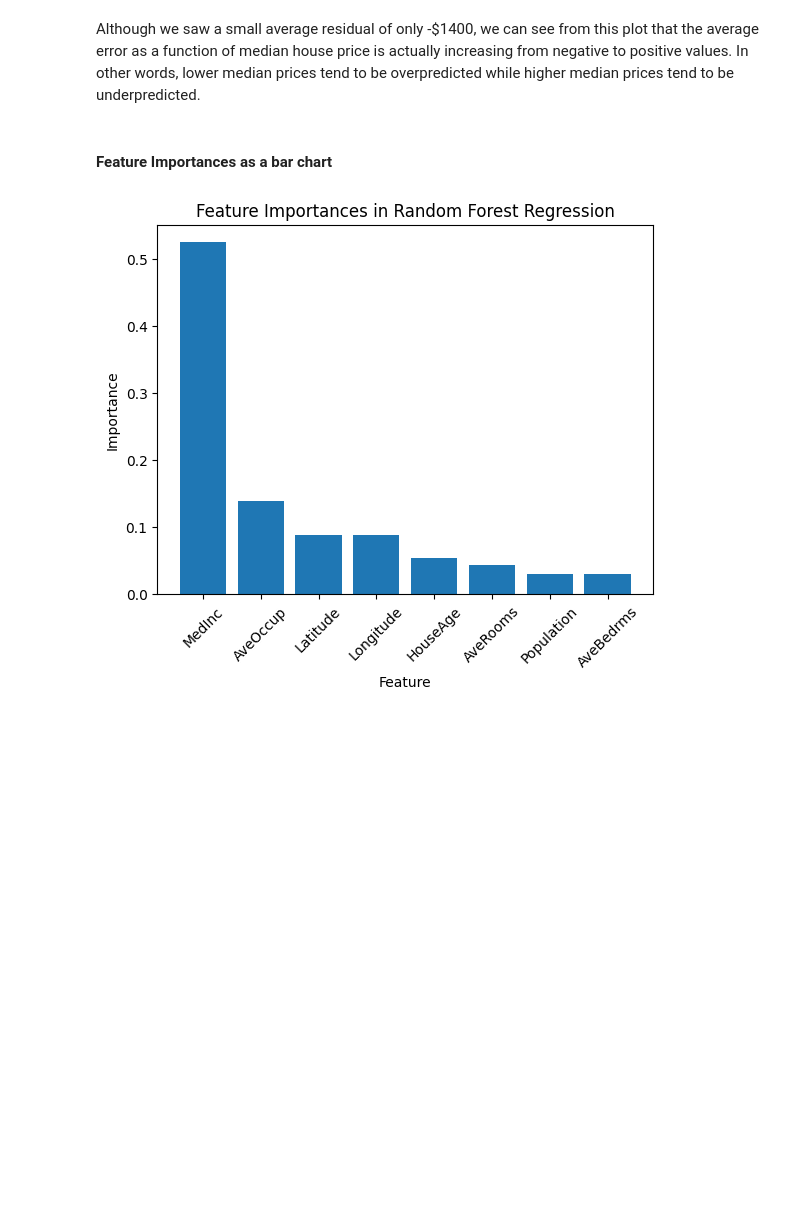
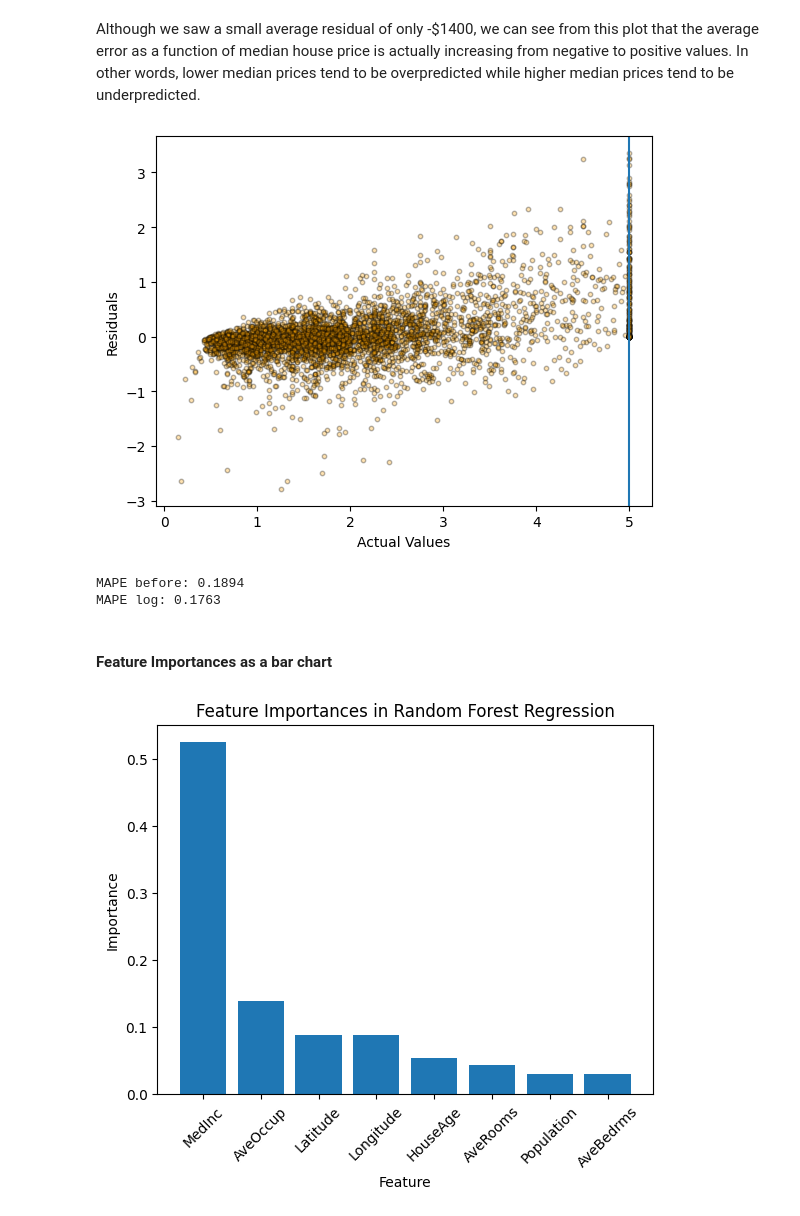
Before and after one commit to azharfachrezi/data-science-lab, a Jupyter notebook: Machine Learning/Evaluating and Validating/evaluating_randomforest_performance.ipynb, the cells around one changed output. Drawn from its saved outputs; the diff is of its cells as text; code cells hidden in the pictures; blank space fills up the shorter version.

```diff
--- a/Machine Learning/Evaluating and Validating/evaluating_randomforest_performance.ipynb
+++ b/Machine Learning/Evaluating and Validating/evaluating_randomforest_performance.ipynb
@@ -150,5 +150,33 @@ plt.show()
 # %% [markdown]
 Although we saw a small average residual of only -$1400, we can see from this plot that the average error as a function of median house price is actually increasing from negative to positive values. In other words, lower median prices tend to be overpredicted while higher median prices tend to be underpredicted.
+# %%
+# Log Transformation
+
+y_train_log = np.log1p(y_train)
+rf.fit(X_train, y_train_log)
+y_pred_log = rf.predict(X_test)
+y_pred_exp = np.expm1(y_pred_log)
+residuals_final = y_test - y_pred_exp
+# %%
+# Scatter
+plt.scatter(y_test, residuals_final, alpha=0.3, s=10, color='orange', marker='o', ec='k')
+plt.axvline(5.0)
+plt.xlabel("Actual Values")
+plt.ylabel("Residuals")
+plt.show()
+# %% [output]
+[figure, added]
+# %%
+from sklearn.metrics import mean_absolute_percentage_error
+
+mape_normal = mean_absolute_percentage_error(y_test, y_pred_test)
+mape_log = mean_absolute_percentage_error(y_test, y_pred_exp)
+
+print("MAPE before:", round(mape_normal,4))
+print("MAPE log:", round(mape_log,4))
+# %% [output]
+MAPE before: 0.1894
+MAPE log: 0.1763
 # %% [markdown]
 #### Feature Importances as a bar chart
 # %%
```
Also changed, not shown: parts of 1 cell of this notebook, 1 other file.
